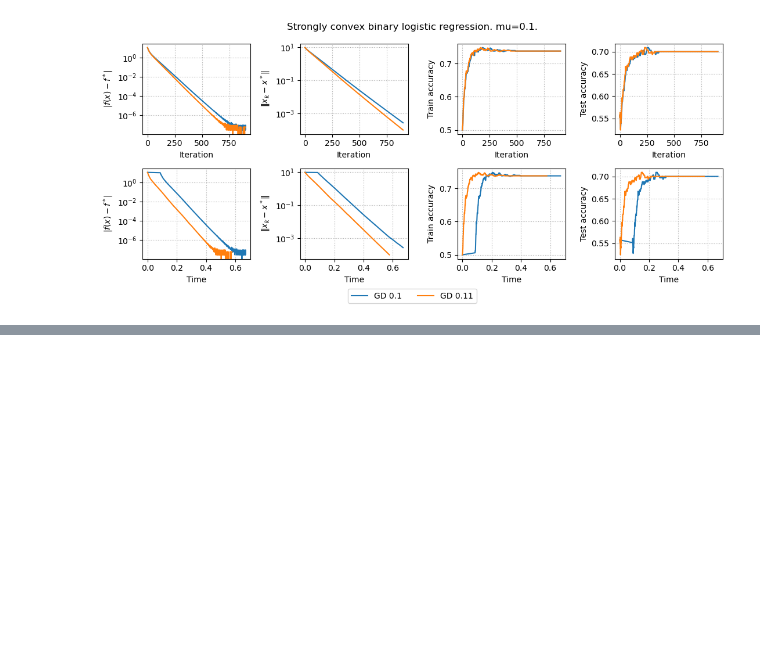
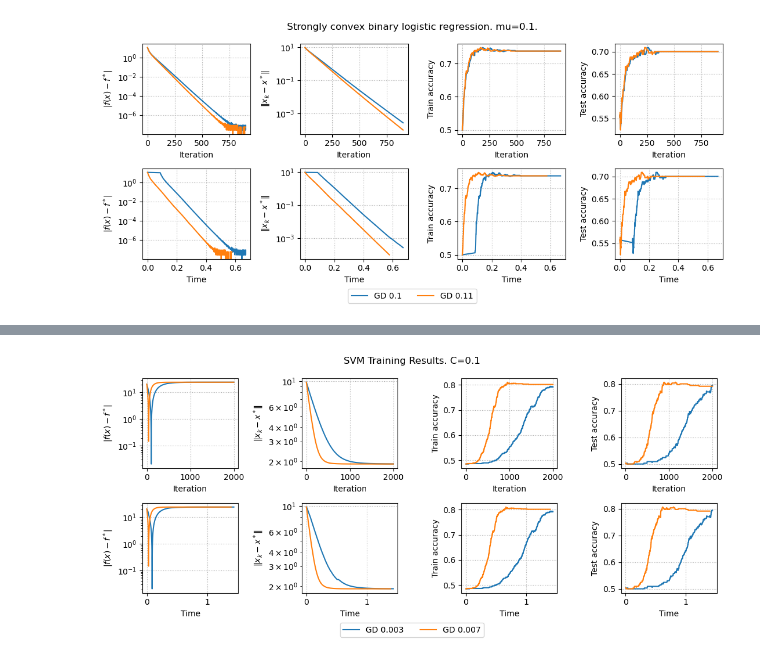
Before and after one commit to marshmanny/hse25, a Jupyter notebook: notebooks/s4_benchmarx_convex.ipynb, the cells around one changed output, grey strips where cells are left out. Drawn from its saved outputs; the diff is of its cells as text; code cells hidden in the pictures; blank space fills up the shorter version.

```diff
--- a/notebooks/s4_benchmarx_logreg.ipynb
+++ b/notebooks/s4_benchmarx_convex.ipynb
@@ -245,0 +466,23 @@ plot_results(results, params)
+# %%
+params = {
+    "C": 0.1,
+    "m": 1000,
+    "n": 100,
+    "methods": [
+        {
+            "method": "GD",
+            "learning_rate": 3e-3,
+            "iterations": 2000,
+        },
+        {
+            "method": "GD",
+            "learning_rate": 7e-3,
+            "iterations": 2000,
+        },
+    ]
+}
+
+results, params = run_experiments_svm(params)
+plot_results_svm(results, params)
+# %% [output]
+[figure, added]
```
Also changed, not shown: parts of 6 cells of this notebook, 3 other files.
